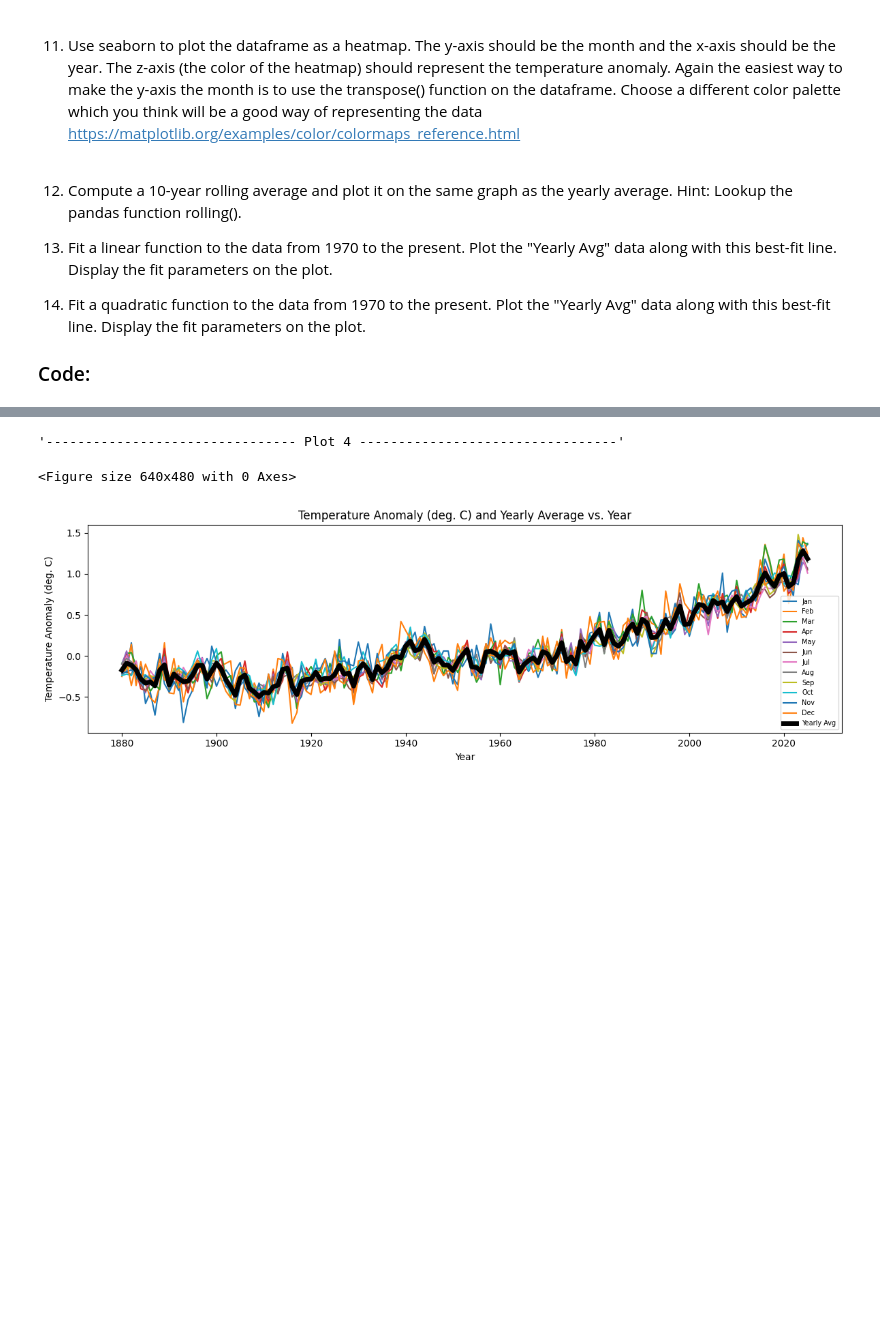
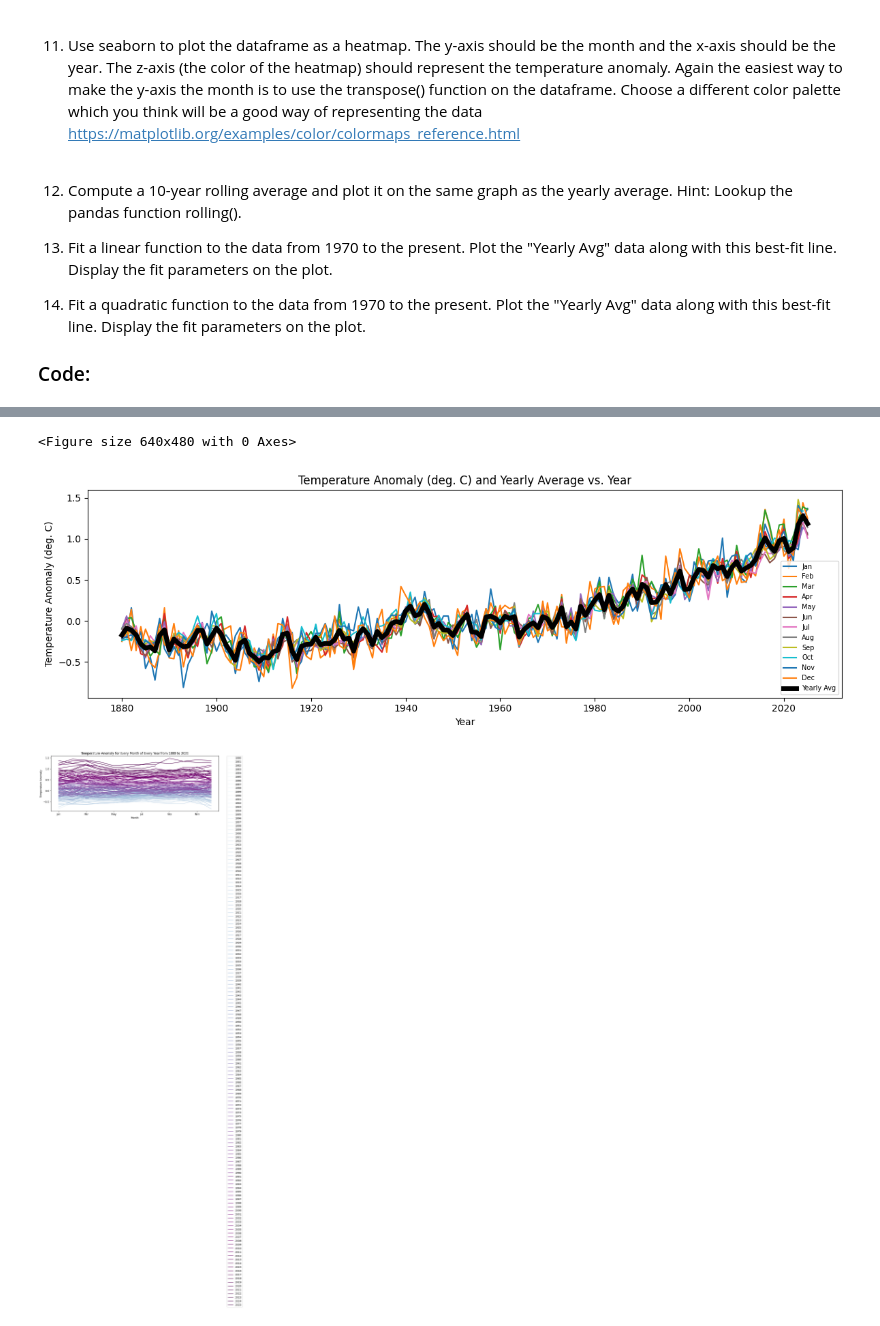
Before and after one commit to goodbyeskyharbor/PHYS308-notebook-solutions, a Jupyter notebook: PHYS308_Project_01_Global_Temperature_Solutions.ipynb, the cells around one changed output, grey strips where cells are left out. Cells and saved outputs as stored; diff of their text form; code cells hidden in the pictures; blank space fills up the shorter version.

```diff
--- a/PHYS308_Project_01_Global_Temperature_Solutions.ipynb
+++ b/PHYS308_Project_01_Global_Temperature_Solutions.ipynb
@@ -129,32 +129,50 @@ plt.title("Temperature Anomaly for Jan. (deg. C) vs Year Bar Chart")
 plt.xlabel("Year")
 plt.ylabel("Temperature Anomaly (deg. C)")
 
 plt.show()
 
 
 """-------------------------------- Plot 3 ---------------------------------"""
 
 df_drop['Yearly Avg'] = df_drop.mean(axis=1)
 
 plt.figure(3)
 
 plot_3 = df_drop.plot(subplots=False, layout=(1, len(df_drop.columns)), figsize=(12, 4))
 
 plt.title("Temperature Anomaly (deg. C) and Yearly Average vs. Year")
 plt.ylabel("Temperature Anomaly (deg. C)")
 
 avg_line = plot_3.get_lines()[12]
 avg_line.set_linewidth(5)
 avg_line.set_color('black')
 
 plt.legend(loc="lower right", fontsize=7)
 
 plt.tight_layout()
 
 """-------------------------------- Plot 4 ---------------------------------"""
+
+plt.figure(4)
+plot_4 = df_drop.drop(columns=['Yearly Avg']).T.plot(subplots=False, layout=(1, len(df_drop.T.columns)), figsize=(12, 4), cmap="BuPu")
+plt.legend(bbox_to_anchor=(1.05, 1), loc=2, borderaxespad=0.)
+plt.xlabel("Month")
+plt.ylabel("Temperature Anomaly")
+plt.title("Temperature Anomaly for Every Month of Every Year from 1880 to 2025")
+plt.tight_layout()
+plt.show()
+
+"""-------------------------------- Plot 5 ---------------------------------"""
+
+plt.figure(5)
+sns.heatmap(df_drop.drop(columns=['Yearly Avg']).T, cmap="coolwarm", xticklabels='auto', yticklabels='auto')
+plt.ylabel("Month")
+plt.title("Temperature Anomaly Heat Map for Every Month of 1880 to 2025")
+plt.tight_layout()
+plt.show()
 # %% [output]
 [figure]
 [figure]
-'-------------------------------- Plot 4 ---------------------------------'
+<Figure size 640x480 with 0 Axes>
-<Figure size 640x480 with 0 Axes>
 [figure]
+[figure, added]
```
Also changed, not shown: parts of 1 cell of this notebook.
